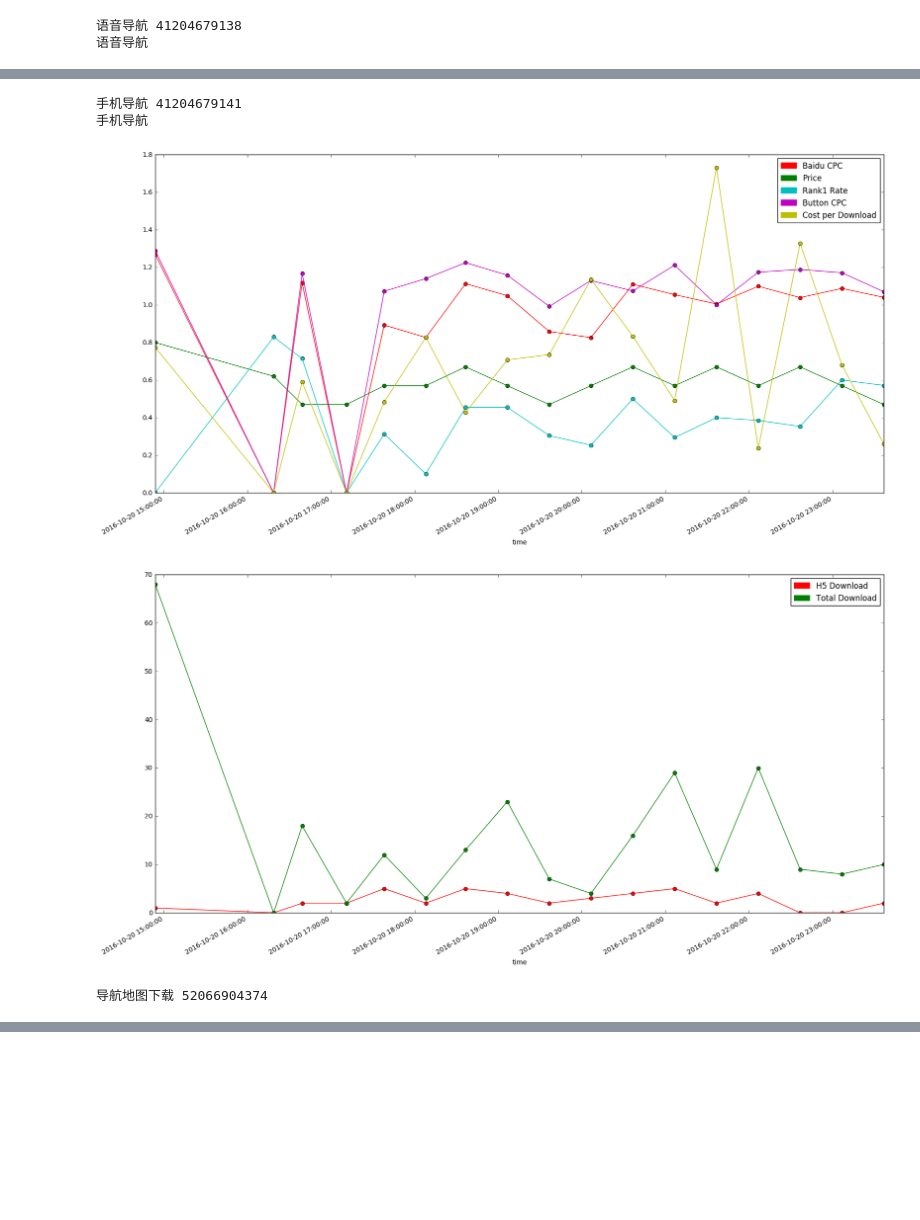
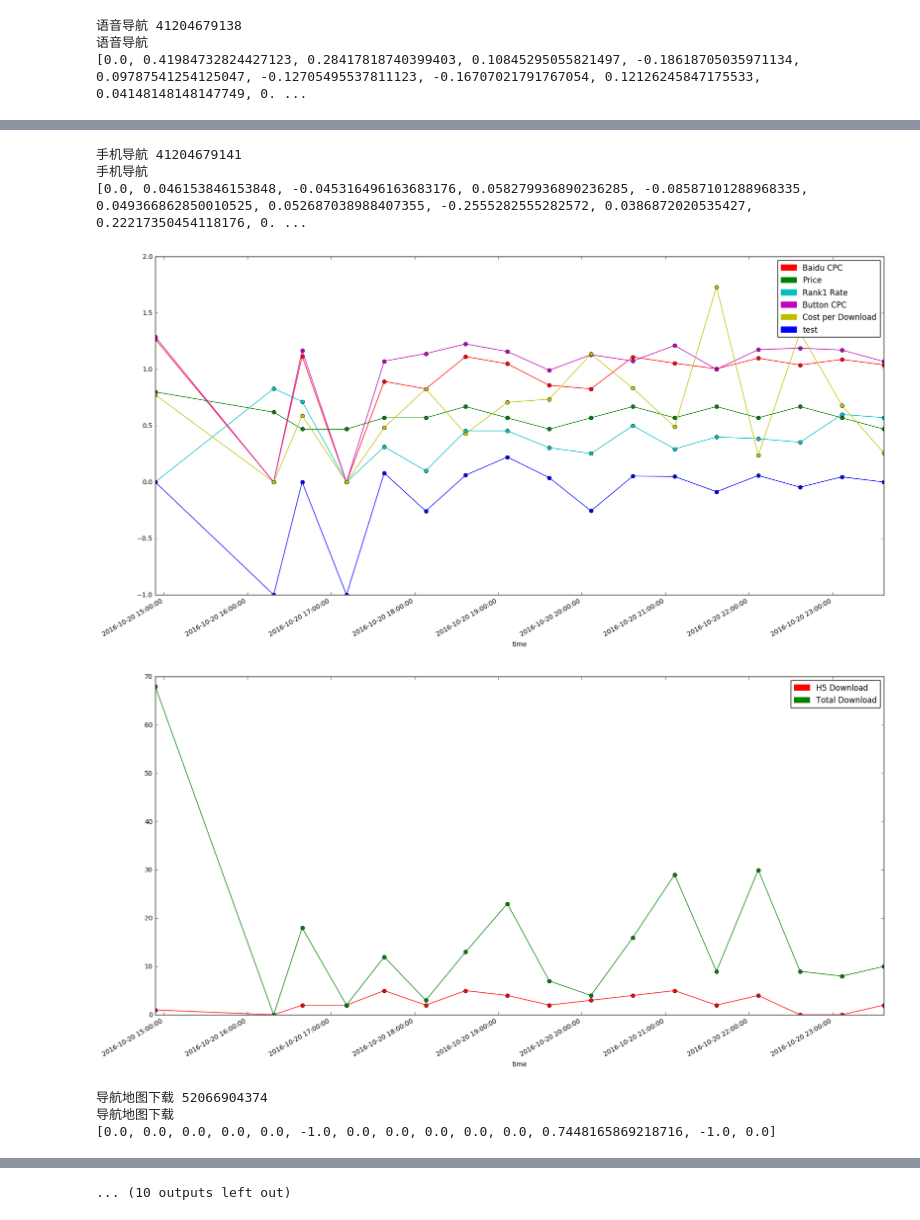
Before and after one commit to solaris-meng/moushi, a Jupyter notebook: ys_basic_grapth.ipynb, the cells around one changed output, grey strips where cells are left out. Saved outputs shown, nothing was run; the diff lists cells and outputs as text; code cells hidden in the pictures; blank space fills up the shorter version.

Commit message:
add cpc inc rate

```diff
--- a/ys_basic_grapth.ipynb
+++ b/ys_basic_grapth.ipynb
@@ -234,6 +234,9 @@ with MongoClient('mongodb://101.200.174.136:10222') as client:
         baidu_cost = []
         baidu_cpc = []
         hour_baidu_click = []
+        baidu_impression_increase_rate = []
+        baidu_click_increase_rate = []
+        baidu_cost_increase_rate = []
 
         btn_impression = []
         btn_click = []
@@ -241,6 +244,9 @@ with MongoClient('mongodb://101.200.174.136:10222') as client:
         btn_cpc = []
         btn_avg_price = []
         hour_btn_click = []
+        btn_impression_increase_rate = []
+        btn_click_increase_rate = []
+        btn_cost_increase_rate = []
 
         dl_h5 =[]
         dl_total = []
@@ -348,19 +354,28 @@ with MongoClient('mongodb://101.200.174.136:10222') as client:
                 price.append(i_price)
                 rank1.append(i_rank1_rate)
 
+                # baidu
                 baidu_cpc.append(i_baidu_cpc)
                 baidu_impression.append(i_baidu_impression)
                 baidu_click.append(i_baidu_click)
                 baidu_cost.append(i_baidu_cost)
                 hour_baidu_click.append(i_hour_baidu_click)
 
+                baidu_impression_increase_rate.append(i_baidu_impression_increase_rate)
+                baidu_click_increase_rate.append(i_baidu_click_increase_rate)
+                baidu_cost_increase_rate.append(i_baidu_cost_increase_rate)
 
+                # btn
                 btn_impression.append(i_btn_impression)
                 btn_click.append(i_btn_click)
                 btn_cost.append(i_btn_cost)
                 btn_cpc.append(i_btn_cpc)
                 btn_avg_price.append(i_btn_avg_price)
                 hour_btn_click.append(i_hour_btn_click)
+
+                btn_impression_increase_rate.append(i_btn_impression_increase_rate)
+                btn_click_increase_rate.append(i_btn_click_increase_rate)
+                btn_cost_increase_rate.append(i_btn_cost_increase_rate)
 
                 dl_h5.append(i_h5_dl)
                 dl_total.append(i_dl_total)
@@ -374,9 +389,33 @@ with MongoClient('mongodb://101.200.174.136:10222') as client:
         # pyplot time
         #pydates = matplotlib.dates.date2num(dates)
 
-        # then show the graph
-        #print('aaaa',price)
-        #print(pydates)
+        # then, we caculate the cpc increase rate
+        count = len(baidu_cpc) - 1
+        baidu_cpc_increase_rate = []
+        btn_cpc_increase_rate = []
+        while count > 0:
+            #print(baidu_cpc[count])
+            baidu_cpc_cur = baidu_cpc[count]
+            baidu_cpc_pre = baidu_cpc[count-1]
+            if baidu_cpc_pre:
+                i_baidu_cpc_increase_rate = float(baidu_cpc_cur - baidu_cpc_pre) / baidu_cpc_pre
+            else:
+                i_baidu_cpc_increase_rate = 0.0
+
+            btn_cpc_cur = btn_cpc[count]
+            btn_cpc_pre = btn_cpc[count-1]
+            if btn_cpc_pre:
+                i_btn_cpc_increase_rate = float(btn_cpc_cur - btn_cpc_pre) / btn_cpc_pre
+            else:
+                i_btn_cpc_increase_rate = 0.0
+
+            baidu_cpc_increase_rate.insert(0,i_baidu_cpc_increase_rate)
+            btn_cpc_increase_rate.insert(0,i_btn_cpc_increase_rate)
+            count -= 1
+        baidu_cpc_increase_rate.insert(0,0.0)
+        btn_cpc_increase_rate.insert(0,0.0)
+        print(baidu_cpc_increase_rate)
+
         if SHOW:
             fig_size = plt.rcParams["figure.figsize"]
             fig_size[0] = 20
@@ -389,6 +428,7 @@ with MongoClient('mongodb://101.200.174.136:10222') as client:
                 line3 = plt.plot(dates, rank1,'o-c')
                 line4 = plt.plot(dates, btn_cpc,'o-m')
                 line5 = plt.plot(dates, cost_per_dl, 'o-y')
+                line6 = plt.plot(dates, baidu_cpc_increase_rate, 'o-b')
 
 
                 plt.xlabel('time')
@@ -398,8 +438,9 @@ with MongoClient('mongodb://101.200.174.136:10222') as client:
                 le3 = mpatches.Patch(color='c', label='Rank1 Rate')
                 le4 = mpatches.Patch(color='m', label='Button CPC')
                 le5 = mpatches.Patch(color='y', label='Cost per Download')
+                le6 = mpatches.Patch(color='b', label='test')
 
-                plt.legend(handles=[le1,le2,le3,le4,le5])
+                plt.legend(handles=[le1,le2,le3,le4,le5,le6])
 
                 plt.gcf().autofmt_xdate(bottom=0.1, rotation=30, ha='right')
                 plt.gcf().axes[0].xaxis.set_major_formatter(formatter)
@@ -442,3 +484,4 @@ with MongoClient('mongodb://101.200.174.136:10222') as client:
 [figure]
 语音导航 41204679138
 语音导航
+[0.0, 0.41984732824427123, 0.28417818740399403, 0.10845295055821497, -0.18618705035971134, 0.09787541254125047, -0.12705495537811123, -0.16707021791767054, 0.12126245847175533, 0.04148148148147749, 0. ...
@@ -446,6 +489,9 @@ with MongoClient('mongodb://101.200.174.136:10222') as client:
 [figure]
 手机导航 41204679141
 手机导航
+[0.0, 0.046153846153848, -0.045316496163683176, 0.058279936890236285, -0.08587101288968335, 0.049366862850010525, 0.052687038988407355, -0.2555282555282572, 0.0386872020535427, 0.22217350454118176, 0. ...
-[figure, old version]
+[figure, new version]
 [figure]
 导航地图下载 52066904374
+导航地图下载
+[0.0, 0.0, 0.0, 0.0, 0.0, -1.0, 0.0, 0.0, 0.0, 0.0, 0.0, 0.7448165869218716, -1.0, 0.0]
@@ -451,0 +500 @@ with MongoClient('mongodb://101.200.174.136:10222') as client:
+... (10 outputs left out)
```
Also changed, not shown: parts of 1 cell of this notebook.
